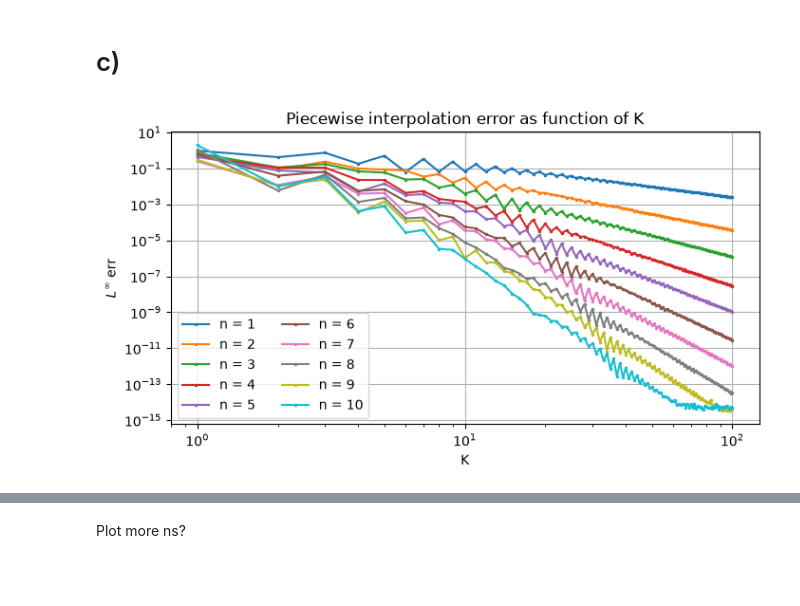
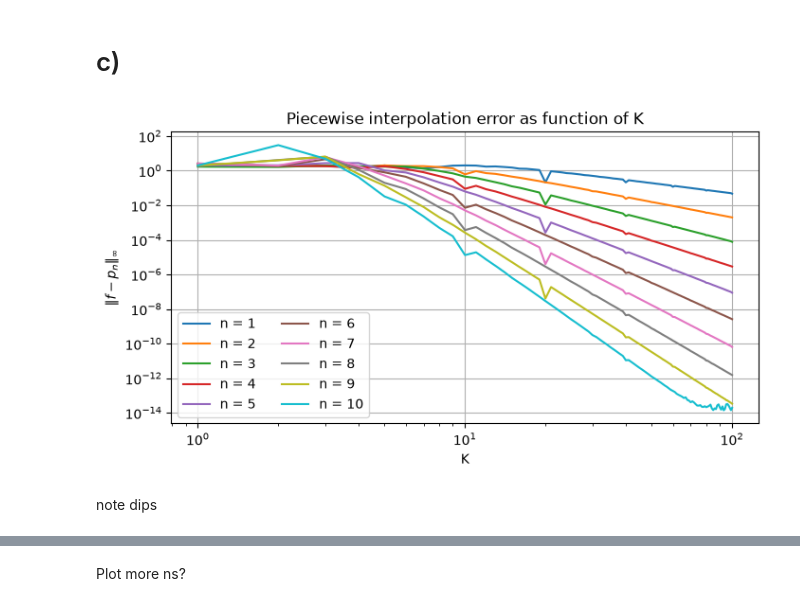
Before and after one commit to KristofferEide06/TMA4215, a Jupyter notebook: project_1/notebooks/project_1.ipynb, the cells around one changed output, grey strips where cells are left out. Saved outputs shown, nothing was run; the diff lists cells and outputs as text; code cells hidden in the pictures; blank space fills up the shorter version.

```diff
--- a/project_1/notebooks/project_1.ipynb
+++ b/project_1/notebooks/project_1.ipynb
@@ -114,29 +165,31 @@ from tma4215_project1.analysis.computations.runtime_computations import (
 # %%
 interval_c = (-5.0, 5.0)
 grid_c = np.linspace(*interval_c, 5001)
 k_arr_c = np.arange(1, 101, dtype=np.int64)
 
 fig, ax = plt.subplots(figsize = (8, 4))
 
 for n_local in range(1, 11):
     max_err, _ = piecewise_lagrange_k(
-        fun = runge,
+        fun = f,
         x = grid_c,
         k_arr = k_arr_c,
         n = n_local,
         interval = interval_c,
     )
 
-    ax.plot(k_arr_c, max_err, label = f'n = {n_local}', marker = '.', markersize = 3)
+    ax.plot(k_arr_c, max_err, label = f'n = {n_local}', markersize = 3)
 
 ax.set_xscale('log')
 ax.set_yscale('log')
 ax.set_xlabel('K')
-ax.set_ylabel(r'$L^\infty$ err')
+ax.set_ylabel(r'$\|f-p_n\|_\infty$')
 ax.set_title('Piecewise interpolation error as function of K')
 ax.grid()
 ax.legend(ncol = 2)
 
 plt.show()
 # %% [output]
-[figure, old version]
+[figure, new version]
+# %% [markdown]
+ note dips
```
Also changed, not shown: parts of 37 cells of this notebook, 8 other files.
